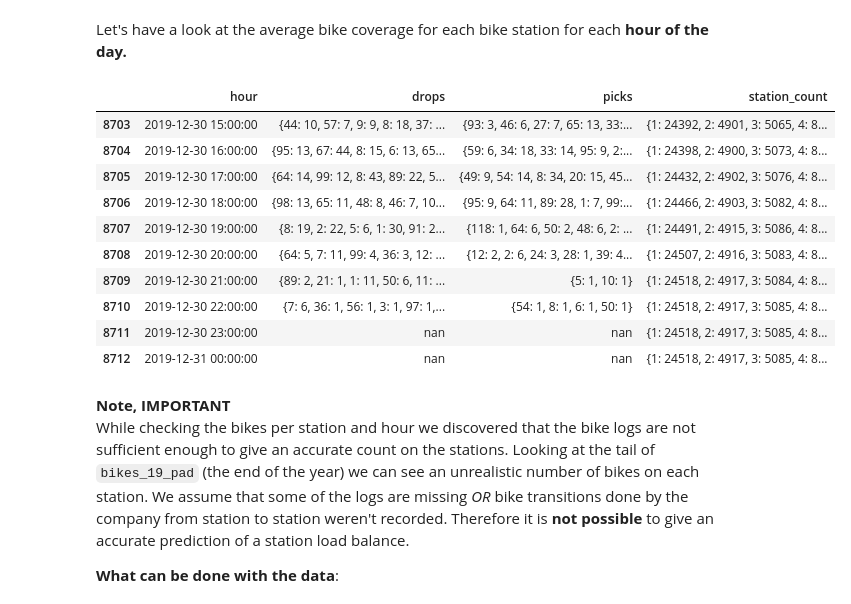
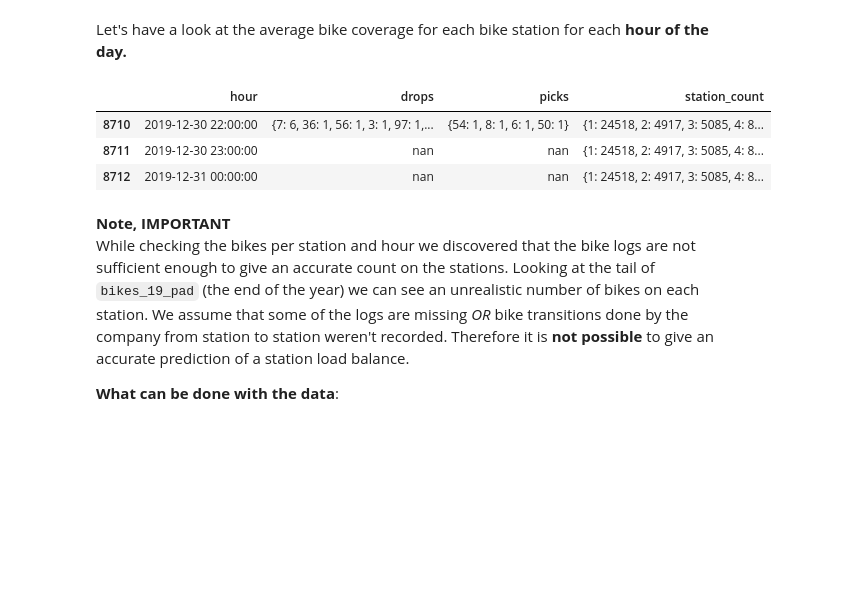
Before and after one commit to McNickSisto/world_data_league, a Jupyter notebook: stage_3/oc_Template-v_mo-200514.ipynb, the cells around one changed output. Cells and saved outputs as stored; diff of their text form; code cells hidden in the pictures; blank space fills up the shorter version.

```diff
--- a/stage_3/oc_Template-v_mo-200514.ipynb
+++ b/stage_3/oc_Template-v_mo-200514.ipynb
@@ -668,16 +661,9 @@ We decided _NOT_ to take the provided data for our model.
 # %% [markdown]
 Let's have a look at the average bike coverage for each bike station for each **hour of the day.**
 # %%
-bikes_19_pad.tail(10).style.set_properties(subset=['station_count'], **{'width': '50'})
+bikes_19_pad.tail(3).style.set_properties(subset=['station_count'], **{'width': '50'})
 # %% [output]
 |  | hour | drops | picks | station_count |
-| 8703 | 2019-12-30 15:00:00 | {44: 10, 57: 7, 9: 9, 8: 18, 37: ... | {93: 3, 46: 6, 27: 7, 65: 13, 33:... | {1: 24392, 2: 4901, 3: 5065, 4: 8... |
-| 8704 | 2019-12-30 16:00:00 | {95: 13, 67: 44, 8: 15, 6: 13, 65... | {59: 6, 34: 18, 33: 14, 95: 9, 2:... | {1: 24398, 2: 4900, 3: 5073, 4: 8... |
-| 8705 | 2019-12-30 17:00:00 | {64: 14, 99: 12, 8: 43, 89: 22, 5... | {49: 9, 54: 14, 8: 34, 20: 15, 45... | {1: 24432, 2: 4902, 3: 5076, 4: 8... |
-| 8706 | 2019-12-30 18:00:00 | {98: 13, 65: 11, 48: 8, 46: 7, 10... | {95: 9, 64: 11, 89: 28, 1: 7, 99:... | {1: 24466, 2: 4903, 3: 5082, 4: 8... |
-| 8707 | 2019-12-30 19:00:00 | {8: 19, 2: 22, 5: 6, 1: 30, 91: 2... | {118: 1, 64: 6, 50: 2, 48: 6, 2: ... | {1: 24491, 2: 4915, 3: 5086, 4: 8... |
-| 8708 | 2019-12-30 20:00:00 | {64: 5, 7: 11, 99: 4, 36: 3, 12: ... | {12: 2, 2: 6, 24: 3, 28: 1, 39: 4... | {1: 24507, 2: 4916, 3: 5083, 4: 8... |
-| 8709 | 2019-12-30 21:00:00 | {89: 2, 21: 1, 1: 11, 50: 6, 11: ... | {5: 1, 10: 1} | {1: 24518, 2: 4917, 3: 5084, 4: 8... |
 | 8710 | 2019-12-30 22:00:00 | {7: 6, 36: 1, 56: 1, 3: 1, 97: 1,... | {54: 1, 8: 1, 6: 1, 50: 1} | {1: 24518, 2: 4917, 3: 5085, 4: 8... |
 | 8711 | 2019-12-30 23:00:00 | nan | nan | {1: 24518, 2: 4917, 3: 5085, 4: 8... |
 | 8712 | 2019-12-31 00:00:00 | nan | nan | {1: 24518, 2: 4917, 3: 5085, 4: 8... |
```
Also changed, not shown: parts of 1 cell of this notebook.
